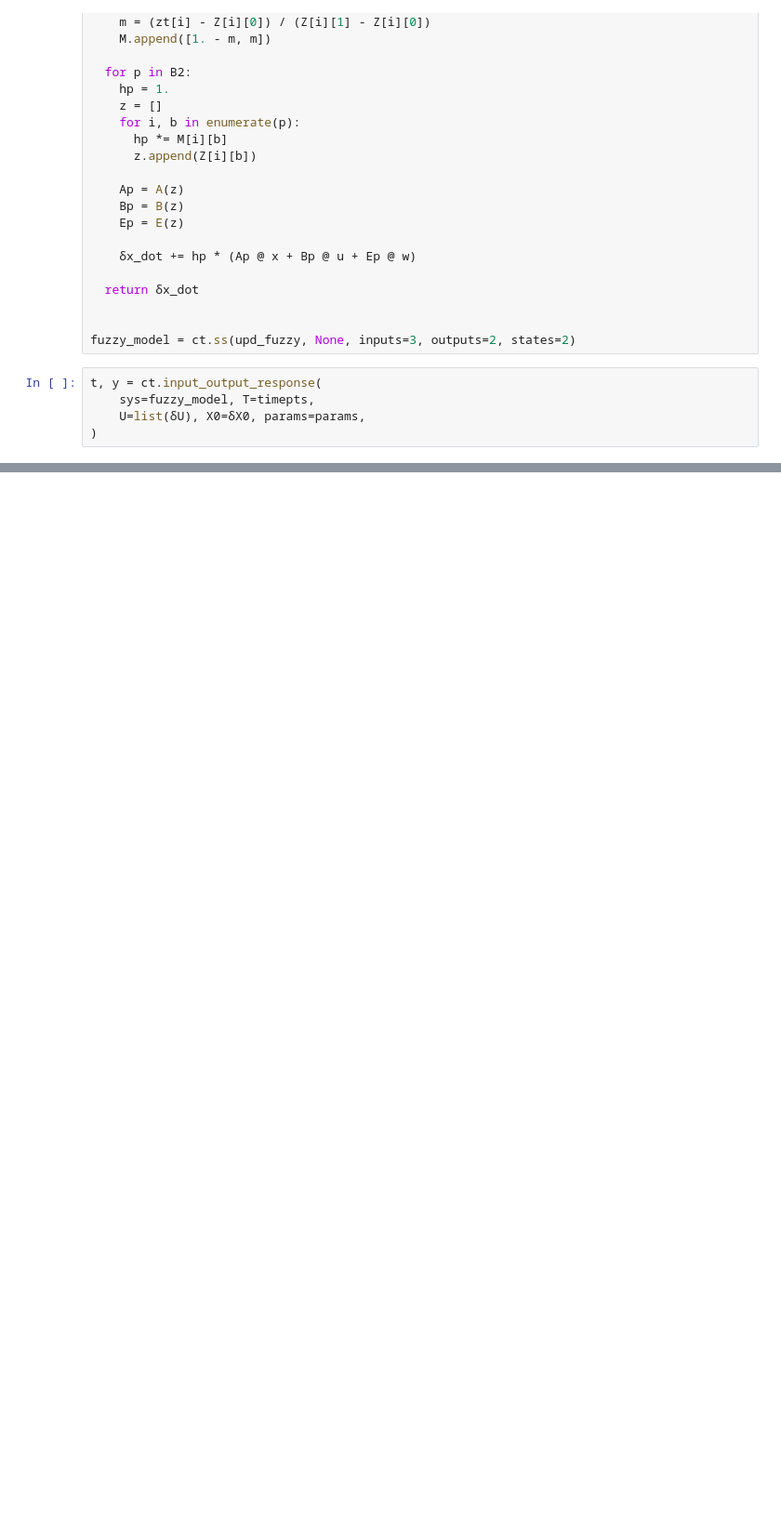
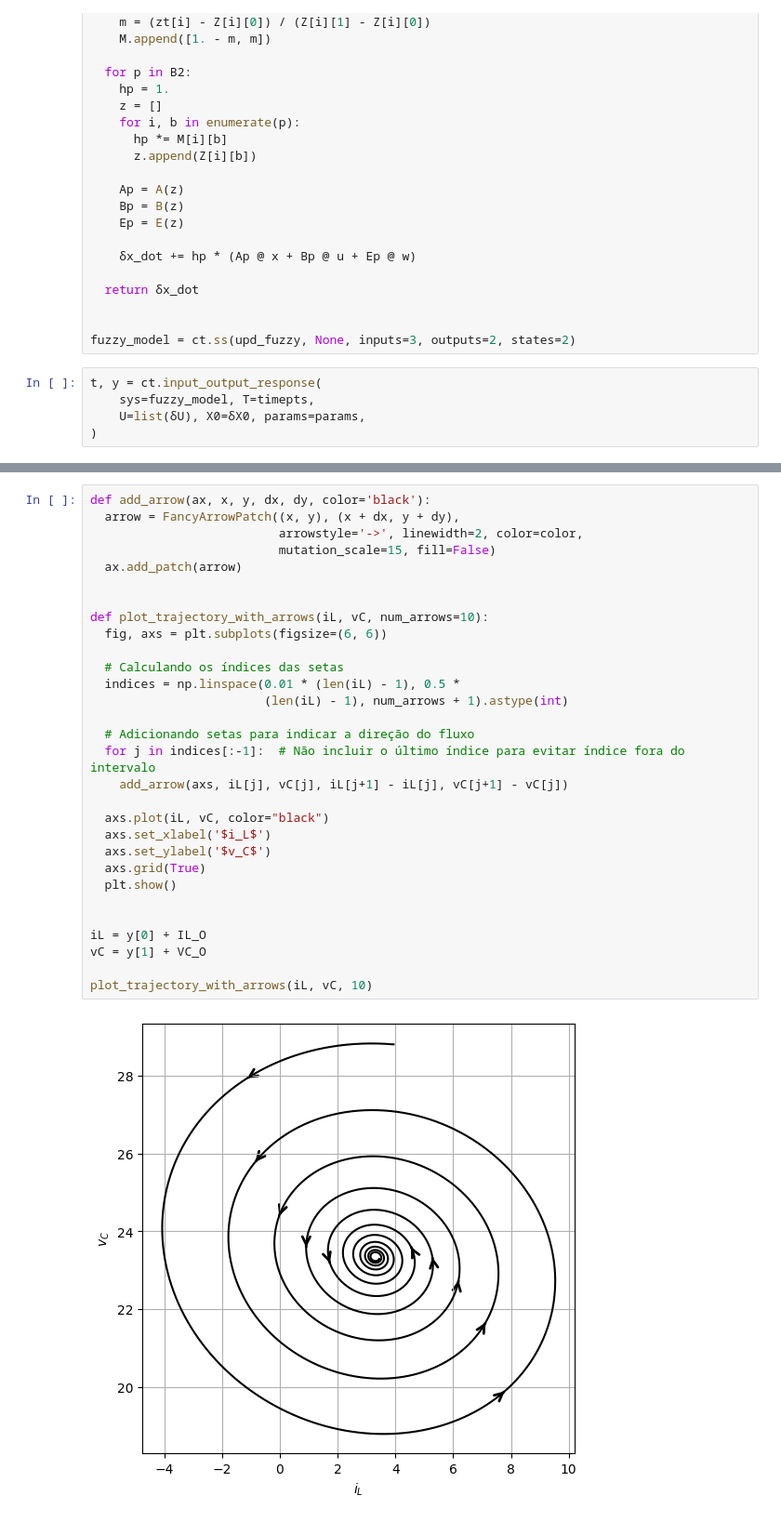
Before and after one commit to e-controls/etc-for-dc-conveters, a Jupyter notebook: notebooks/buck-conveter-fuzzy-model.ipynb, the cells around one changed output, grey strips where cells are left out. Shown at 93% size. Drawn from its saved outputs; the diff is of its cells as text; blank space fills up the shorter version.

```diff
--- a/notebooks/buck-conveter-fuzzy-model.ipynb
+++ b/notebooks/buck-conveter-fuzzy-model.ipynb
@@ -236,0 +242,32 @@ plt.tight_layout()
+# %%
+def add_arrow(ax, x, y, dx, dy, color='black'):
+  arrow = FancyArrowPatch((x, y), (x + dx, y + dy),
+                          arrowstyle='->', linewidth=2, color=color,
+                          mutation_scale=15, fill=False)
+  ax.add_patch(arrow)
+
+
+def plot_trajectory_with_arrows(iL, vC, num_arrows=10):
+  fig, axs = plt.subplots(figsize=(6, 6))
+
+  # Calculando os índices das setas
+  indices = np.linspace(0.01 * (len(iL) - 1), 0.5 *
+                        (len(iL) - 1), num_arrows + 1).astype(int)
+
+  # Adicionando setas para indicar a direção do fluxo
+  for j in indices[:-1]:  # Não incluir o último índice para evitar índice fora do intervalo
+    add_arrow(axs, iL[j], vC[j], iL[j+1] - iL[j], vC[j+1] - vC[j])
+
+  axs.plot(iL, vC, color="black")
+  axs.set_xlabel('$i_L$')
+  axs.set_ylabel('$v_C$')
+  axs.grid(True)
+  plt.show()
+
+
+iL = y[0] + IL_O
+vC = y[1] + VC_O
+
+plot_trajectory_with_arrows(iL, vC, 10)
+# %% [output]
+[figure, added]
```
Also changed, not shown: parts of 5 cells of this notebook, 6 other files.
